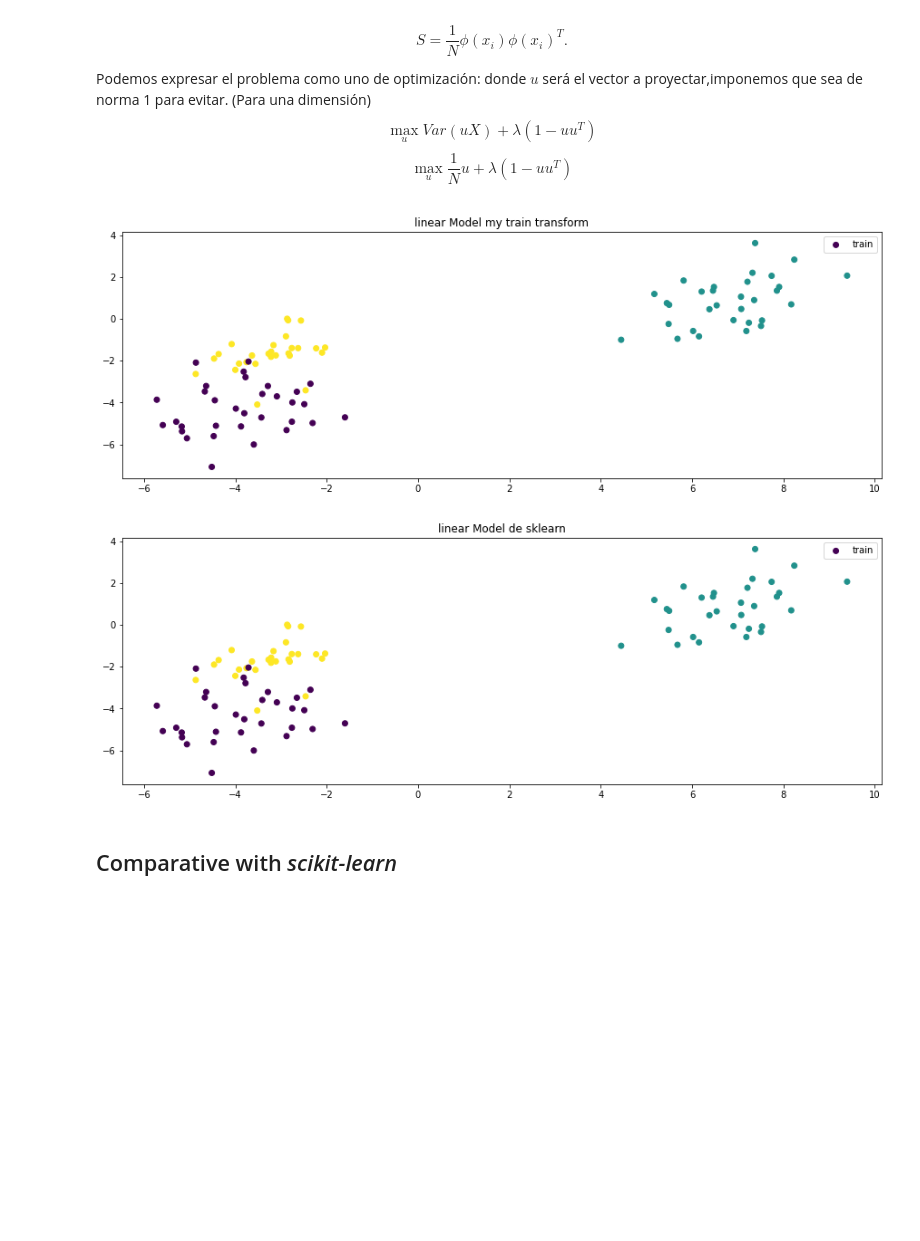
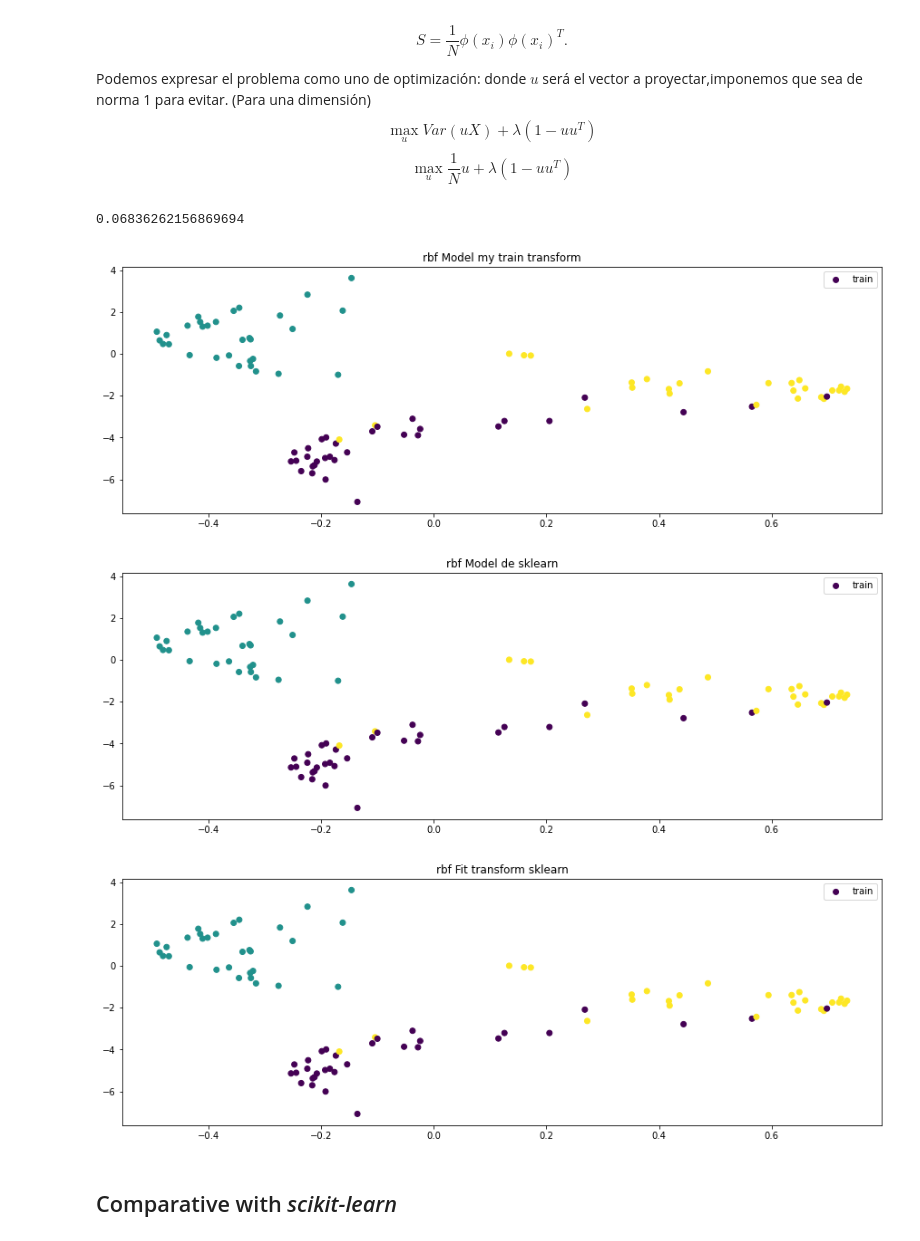
Before and after one commit to BlancaCC/MetodoAvanzadosAprendizajeAutomatico, a Jupyter notebook: DimensionReduction/MAAA-22_23-KPCA_Qst.ipynb, the cells around one changed output. Saved outputs shown, nothing was run; the diff lists cells and outputs as text; code cells hidden in the pictures; blank space fills up the shorter version.

```diff
--- a/DimensionReduction/MAAA-22_23-KPCA_Qst.ipynb
+++ b/DimensionReduction/MAAA-22_23-KPCA_Qst.ipynb
@@ -130,9 +130,7 @@ class KPCA():
     def fit(self, X):
         # Computation of the projection direction (complete).
         # ...
-        #self.scaler.fit(X) # Trasladamos los datos para que tenga media 0
-        #self.X_centered = self.scaler.transform(X)
-        #X = self.X_centered
+
         self.X_fit = X
         # Sacamos el kernel
         K = np.array(self.kernel_function(X, X))
@@ -145,13 +143,14 @@ class KPCA():
         self.vectores_propios = vectores_propios.real.T
 
         vectores_propios = list(map(self._flip, self.vectores_propios))
-
+        #vectores_propios, _ = svd_flip(
+        #    vectores_propios, np.zeros_like(vectores_propios).T
+        #)
         valor_vector = list(zip(valores_propios.real, self.vectores_propios))
         self.valores_propios = valores_propios.real
 
         # ordenamos en orden de vector propio
         valor_vector.sort(key = lambda k: k[0], reverse = True)
-
 
         # Escalar la a  y orientar
         self.a_escalada = list( map( lambda k: k[1]/ np.sqrt(k[0]), valor_vector) )
@@ -172,47 +171,59 @@ class KPCA():
     def fit_transform(self, X ):
         # Computation of the projected components over X just after training with it (complete).
         # Este sería la buena, pa no tener que almacenarla
-
-        return None
+        self.fit(X)
+        return self.valores_propios @ self.centered_kernel_matrix
 
 
     def _flip(self, v):
-        '''Nos quedamos con el vector positivo'''
-        if v[0] > 0:
-            return v *-1
+        ''' Ajusta el signo determinista
+        Memoria: Tras consultar el comportamiento determiento de sklearn, determina la dirección
+        del vector a partir del coeficiente mayor.
+
+        Sign correction to ensure deterministic output from SVD.
+    Adjusts the columns of u and the rows of v such that the loadings in the
+    columns in u that are largest in absolute value are always positive.
+
+        '''
+        max_abs_rows = np.argmax(np.abs(v))
+        signs = np.sign(v[max_abs_rows])
+        v *= signs
         return v
 
 
 # --- Borrar --- Prueba el rbf
 def muestraSimple(Xx,Xy, Y, title):
     plt.scatter(Xx, Xy,c=Y, label='train')
     plt.title(title)
     plt.legend()
     plt.show()
 
 from sklearn.decomposition import KernelPCA
 from sklearn.datasets import make_blobs
 
-#kernel = 'rbf'
-kernel = 'linear'
+kernel = 'rbf'
+#kernel = 'linear'
 n_components=1
 
 X, y = make_blobs(random_state=seed)
 X_train = X[:90,:]; y_train=y[:90]
 X_new = X[90:,:]; y_new=y[90:]
 
 # Model definition
 model_my = KPCA(n_components=n_components, kernel=kernel)
 model_sk = KernelPCA(kernel=kernel, n_components=n_components)
 
 # Training of the models
 model_my.fit(X_train)
 model_sk.fit(X_train)
 muestraSimple(model_my.transform(X_train), X_train[:,1],y_train,f'{kernel} Model my train transform')
 muestraSimple(model_sk.transform(X_train), X_train[:,1],y_train,f'{kernel} Model de sklearn')
+muestraSimple(model_sk.fit_transform(X_train), X_train[:,1],y_train,f'{kernel} Fit transform sklearn')
 # %% [output]
+0.06836262156869694
-[figure, old version]
+[figure, new version]
-[figure, old version]
+[figure, new version]
+[figure, added]
 # %% [markdown]
 ## Comparative with *scikit-learn*
 # %% [markdown]
```
Also changed, not shown: parts of 2 cells of this notebook.
